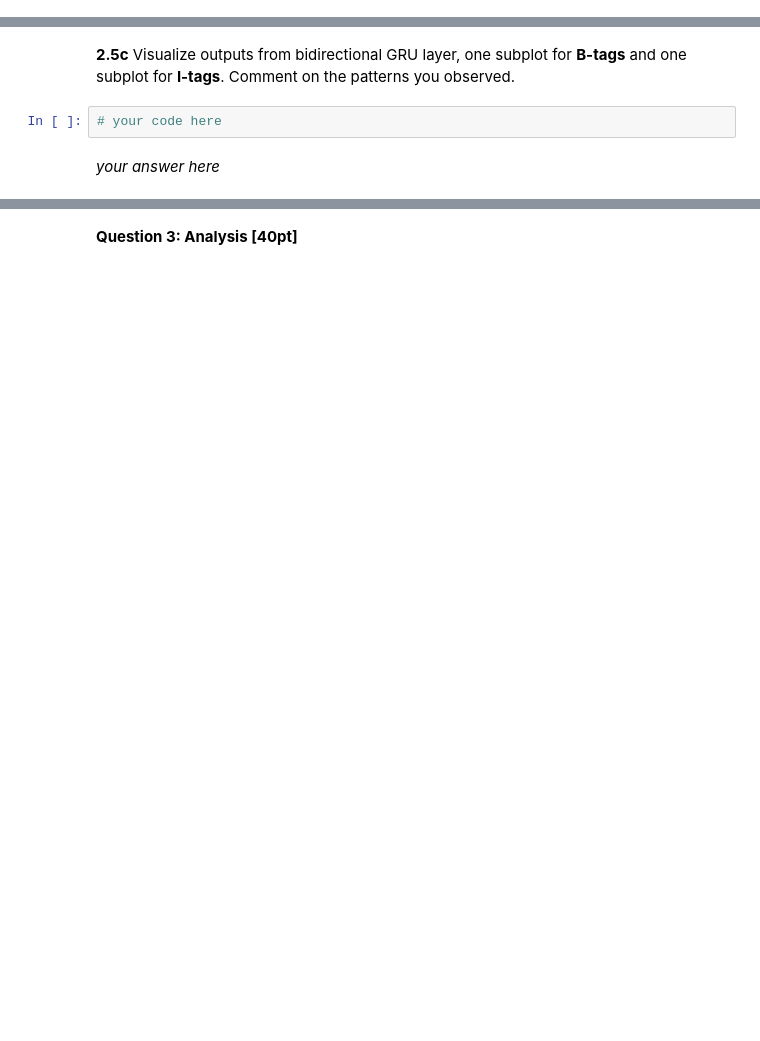
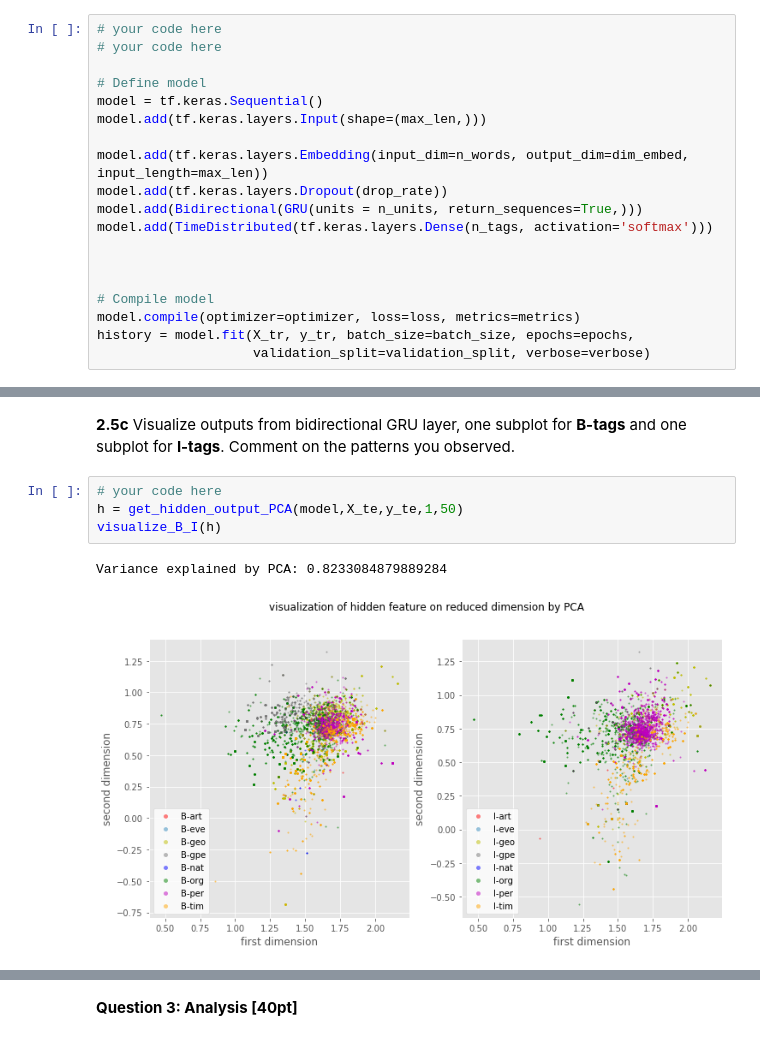
Before and after one commit to simonwarchol/2020-CS109B, a Jupyter notebook: content/homeworks/hw06/notebook/cs109b_hw6/cs109b_hw6.ipynb, the cells around one changed output, grey strips where cells are left out. Saved outputs shown, nothing was run; the diff lists cells and outputs as text; blank space fills up the shorter version.

```diff
--- a/content/homeworks/hw06/notebook/cs109b_hw6/cs109b_hw6.ipynb
+++ b/content/homeworks/hw06/notebook/cs109b_hw6/cs109b_hw6.ipynb
@@ -772,0 +928,19 @@ plot_training_history(history)
+# %%
+# your code here
+# your code here
+
+# Define model
+model = tf.keras.Sequential()
+model.add(tf.keras.layers.Input(shape=(max_len,)))
+
+model.add(tf.keras.layers.Embedding(input_dim=n_words, output_dim=dim_embed, input_length=max_len))
+model.add(tf.keras.layers.Dropout(drop_rate))
+model.add(Bidirectional(GRU(units = n_units, return_sequences=True,)))
+model.add(TimeDistributed(tf.keras.layers.Dense(n_tags, activation='softmax')))
+
+
+
+# Compile model
+model.compile(optimizer=optimizer, loss=loss, metrics=metrics)
+history = model.fit(X_tr, y_tr, batch_size=batch_size, epochs=epochs,
+                    validation_split=validation_split, verbose=verbose)
@@ -783,5 +997,8 @@ plot_training_history(history)
 **2.5c** Visualize outputs from bidirectional GRU layer, one subplot for **B-tags** and one subplot for **I-tags**. Comment on the patterns you observed.
 # %%
 # your code here
+h = get_hidden_output_PCA(model,X_te,y_te,1,50)
+visualize_B_I(h)
+# %% [output]
+Variance explained by PCA: 0.8233084879889284
+[figure, added]
-# %% [markdown]
-*your answer here*
```
Also changed, not shown: parts of 58 cells of this notebook, 15 other files.
